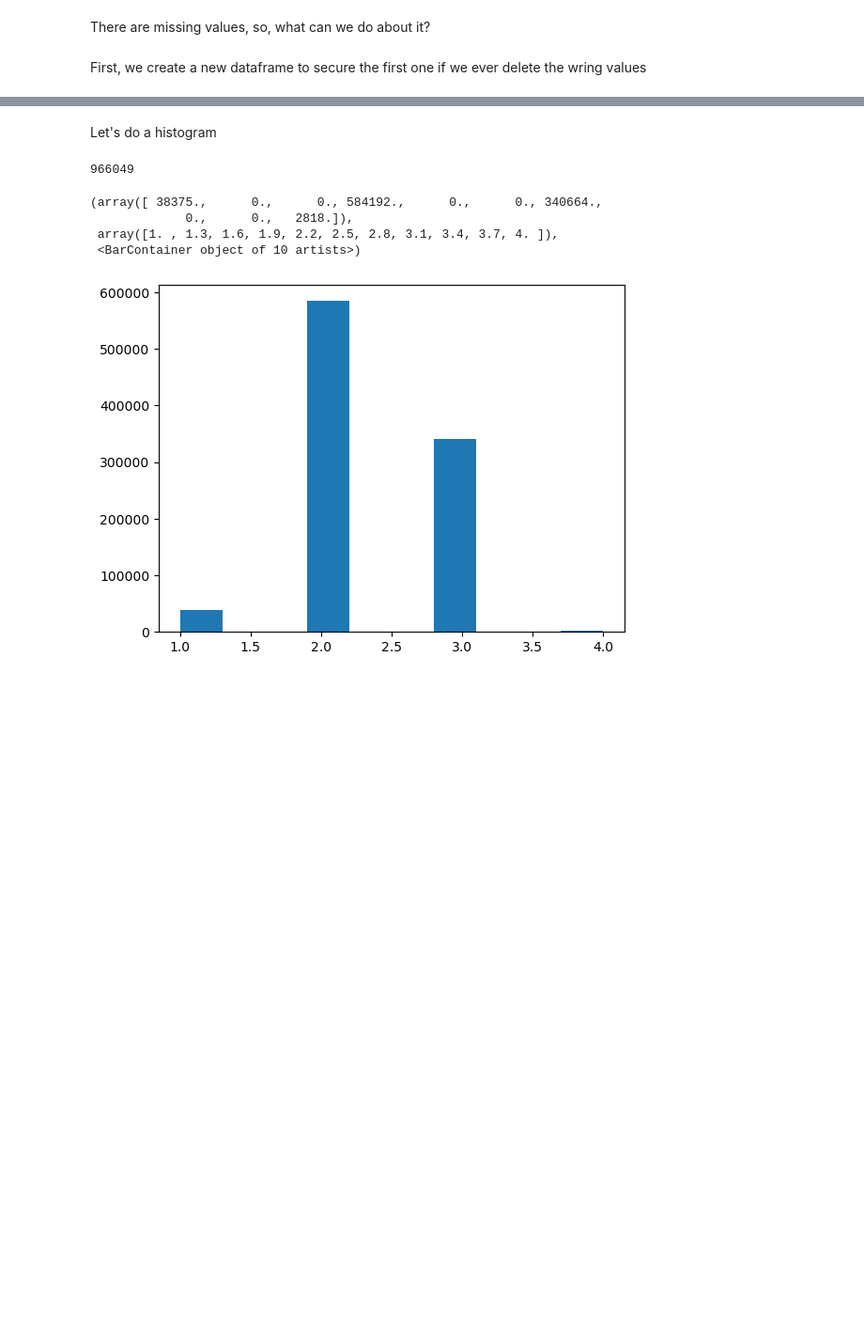
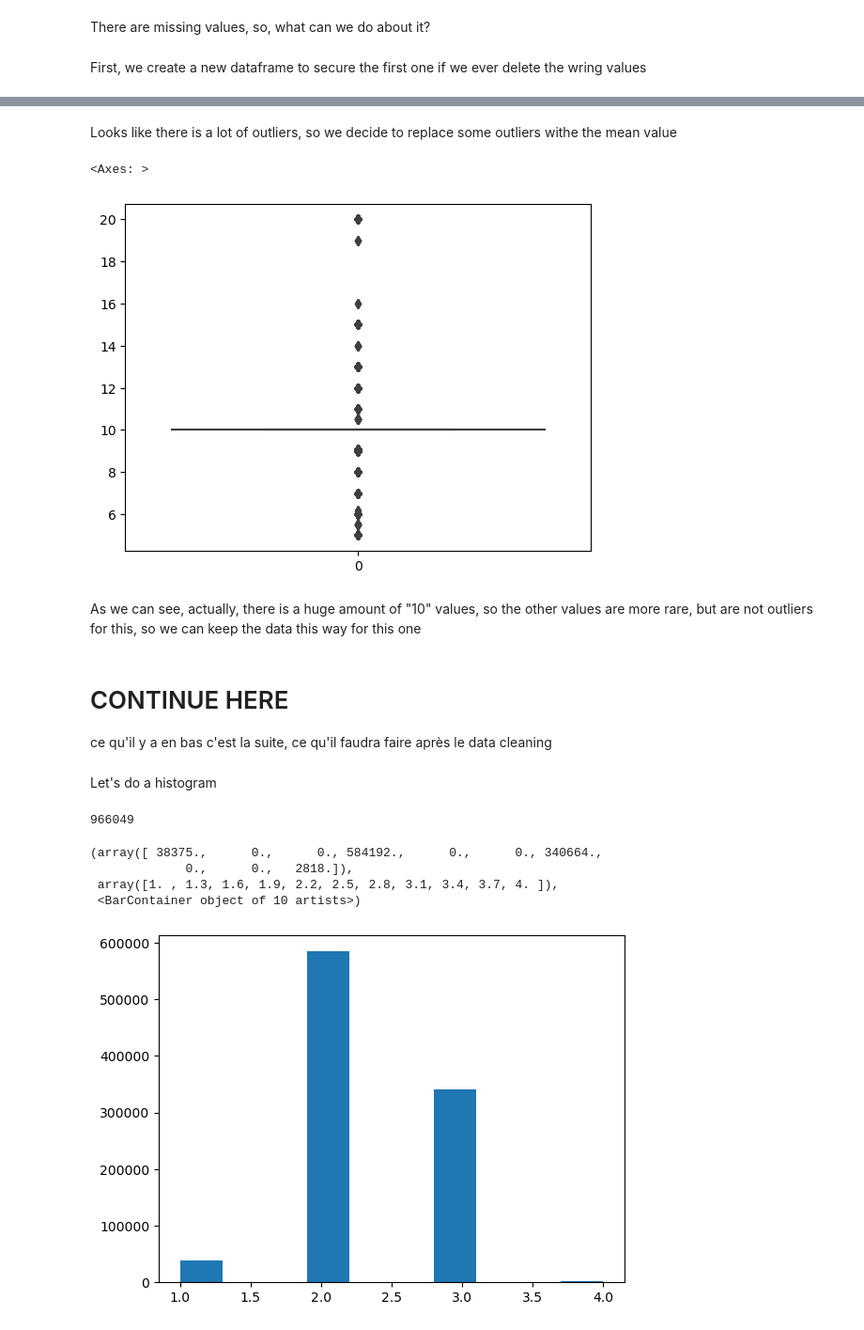
Before and after one commit to RinjieMX/ExplainAI_TD4, a Jupyter notebook: Notebook_TD4.ipynb, the cells around one changed output, grey strips where cells are left out. Shown at 94% size. Saved outputs shown, nothing was run; the diff lists cells and outputs as text; code cells hidden in the pictures; blank space fills up the shorter version.

```diff
--- a/Notebook_TD4.ipynb
+++ b/Notebook_TD4.ipynb
@@ -233,0 +256,15 @@ dtype: int64
+# %% [markdown]
+Looks like there is a lot of outliers, so we decide to replace some outliers withe the mean value
+# %%
+moyenne_colonne = df['Visibility(mi)'].mean()
+
+df.loc[df['Visibility(mi)'] > 20, 'Visibility(mi)'] = moyenne_colonne
+
+df.loc[df['Visibility(mi)'] < 5, 'Visibility(mi)'] = moyenne_colonne
+
+sns.boxplot(newdf['Visibility(mi)'])
+# %% [output]
+<Axes: >
+[figure, added]
+# %% [markdown]
+As we can see, actually, there is a huge amount of "10" values, so the other values are more rare, but are not outliers for this, so we can keep the data this way for this one
@@ -234,3 +278,6 @@ dtype: int64
+# %% [markdown]
+# CONTINUE HERE
+ce qu'il y a en bas c'est la suite, ce qu'il faudra faire après le data cleaning
 # %% [markdown]
 Let's do a histogram
 # %%
```
Also changed, not shown: parts of 10 cells of this notebook.
